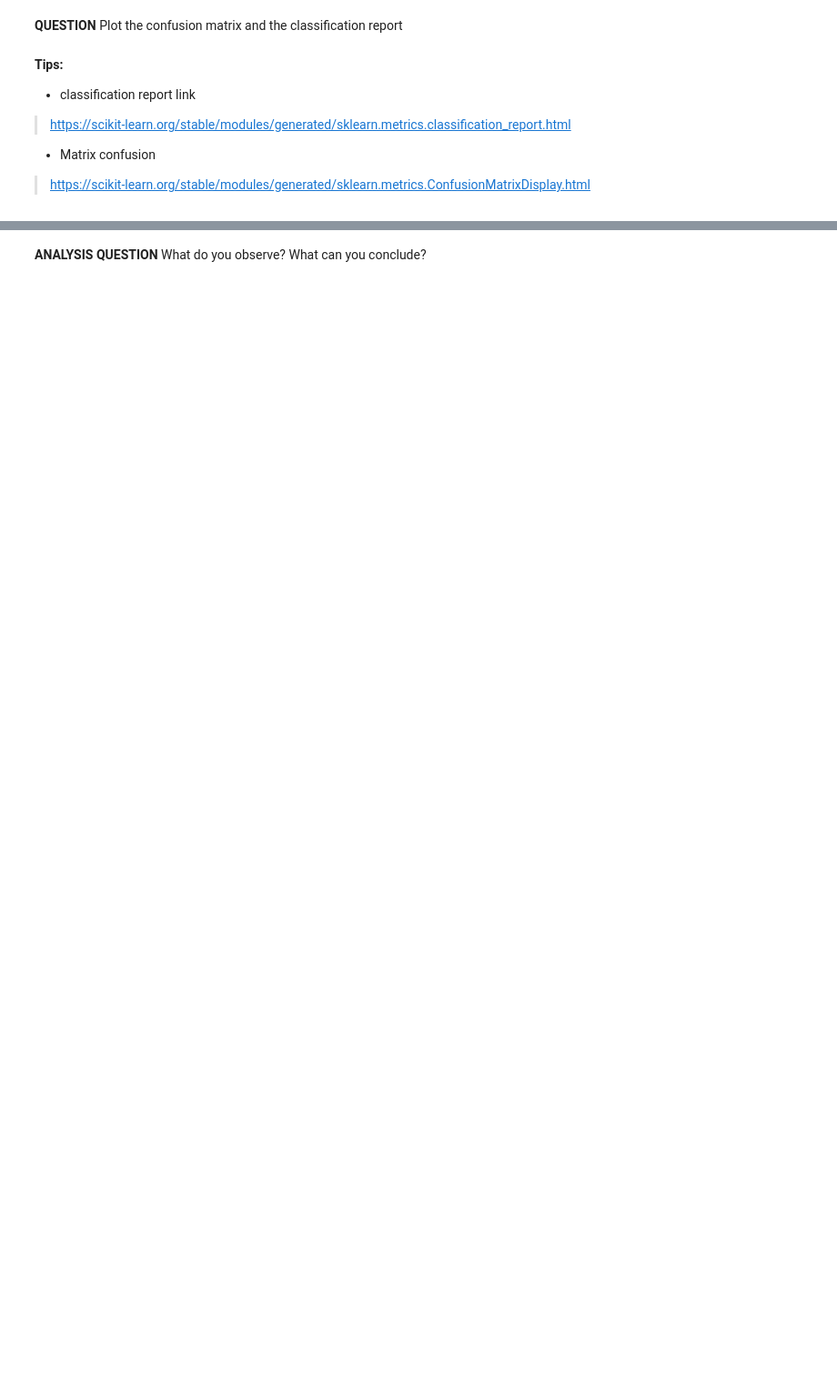
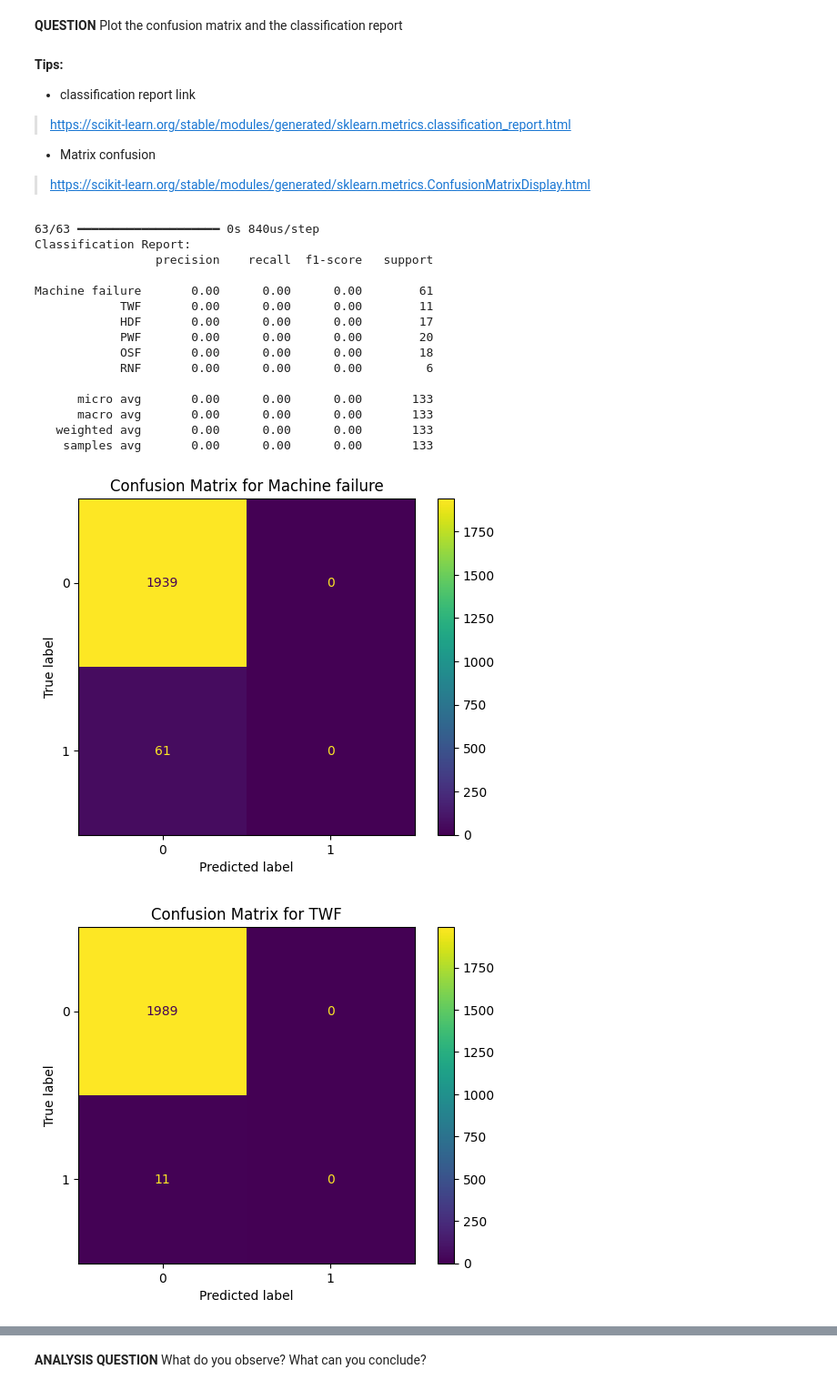
Before and after one commit to Ribraba/AI_Embedded, a Jupyter notebook: TP_IA_EMBARQUEE.ipynb, the cells around one changed output, grey strips where cells are left out. Shown at 91% size. Saved outputs shown, nothing was run; the diff lists cells and outputs as text; code cells hidden in the pictures; blank space fills up the shorter version.

```diff
--- a/TP_IA_EMBARQUEE.ipynb
+++ b/TP_IA_EMBARQUEE.ipynb
@@ -320,16 +325,13 @@ Nombre d'éléments dans y_test  : 2000
 # %%
 # (1) DEFINE THE ARCHITECTURE OF MY MODEL
 #first, I define all the layers and the way they are connected
-inputs = tf.keras.Input(shape=(32,32,3)) #my input layer
-x = tf.keras.layers.Flatten()(inputs) #cf. question below...
-x = tf.keras.layers.Dense(20, activation='tanh')(x) #a first hidden layer with 20 neurons
-outputs = tf.keras.layers.Dense(6, activation='softmax')(x) # my output layer
-#Then, I define my model with the input layer, the output layer and a name
+inputs = tf.keras.Input(shape=(X_train.shape[1],))  # Adapter au bon nombre de colonnes
+x = tf.keras.layers.Dense(20, activation='tanh')(inputs)  # Pas besoin de Flatten
+outputs = tf.keras.layers.Dense(6, activation='sigmoid')(x)  # Multi-label -> sigmoid
+
 my_mlp_model = tf.keras.Model(inputs=inputs, outputs=outputs, name="my_mlp_model")
+my_mlp_model.summary()
 
-#PRINT A SUMMARY OF THE ARCHITECTURE OF MY MODEL WITH THE NUMBER OF TRAINABLE PARAMETERS
-
-my_mlp_model.summary()
 
 # (2) DEFINE THE TRAINING HYPER-PARAMETERS WITH THE "COMPILE" METHOD:
 '''
@@ -338,7 +340,10 @@ my_mlp_model.summary()
 (3) Set the final performance metric to evaluate the model
 '''
 
-my_mlp_model.compile(optimizer='adam', loss='categorical_crossentropy', metrics=['accuracy'])
+my_mlp_model.compile(optimizer='adam',
+                     loss='binary_crossentropy',  # Car multi-label
+                     metrics=['binary_accuracy'])  # Ou 'accuracy' si tu veux rester dessus
+
 
 
 
@@ -402,3 +432,48 @@ def display_training_curves(training_history):
 *   Matrix confusion
 
 > https://scikit-learn.org/stable/modules/generated/sklearn.metrics.ConfusionMatrixDisplay.html
+# %%
+import numpy as np
+import matplotlib.pyplot as plt
+from sklearn.metrics import classification_report, confusion_matrix, ConfusionMatrixDisplay
+
+# Prédictions du modèle
+y_pred = my_mlp_model.predict(X_test).astype(int)
+
+# Vérification des formats
+if isinstance(y_test, pd.DataFrame):
+    y_test = y_test.values
+if isinstance(y_pred, pd.DataFrame):
+    y_pred = y_pred.values
+
+class_names = ['Machine failure', 'TWF', 'HDF', 'PWF', 'OSF', 'RNF']
+
+# Rapport de classification
+print("Classification Report:")
+print(classification_report(y_test, y_pred, target_names=class_names))
+
+# Matrices de confusion pour chaque label
+for idx, label in enumerate(class_names):
+    cm = confusion_matrix(y_test[:, idx], y_pred[:, idx])  # Ici plus d'erreur
+    disp = ConfusionMatrixDisplay(confusion_matrix=cm, display_labels=[0, 1])
+    disp.plot()
+    plt.title(f"Confusion Matrix for {label}")
+    plt.show()
+# %% [output]
+63/63 ━━━━━━━━━━━━━━━━━━━━ 0s 840us/step
+Classification Report:
+                 precision    recall  f1-score   support
+
+Machine failure       0.00      0.00      0.00        61
+            TWF       0.00      0.00      0.00        11
+            HDF       0.00      0.00      0.00        17
+            PWF       0.00      0.00      0.00        20
+            OSF       0.00      0.00      0.00        18
+            RNF       0.00      0.00      0.00         6
+
+      micro avg       0.00      0.00      0.00       133
+      macro avg       0.00      0.00      0.00       133
+   weighted avg       0.00      0.00      0.00       133
+    samples avg       0.00      0.00      0.00       133
+[figure, added]
+[figure, added]
```
Also changed, not shown: parts of 9 cells of this notebook.
